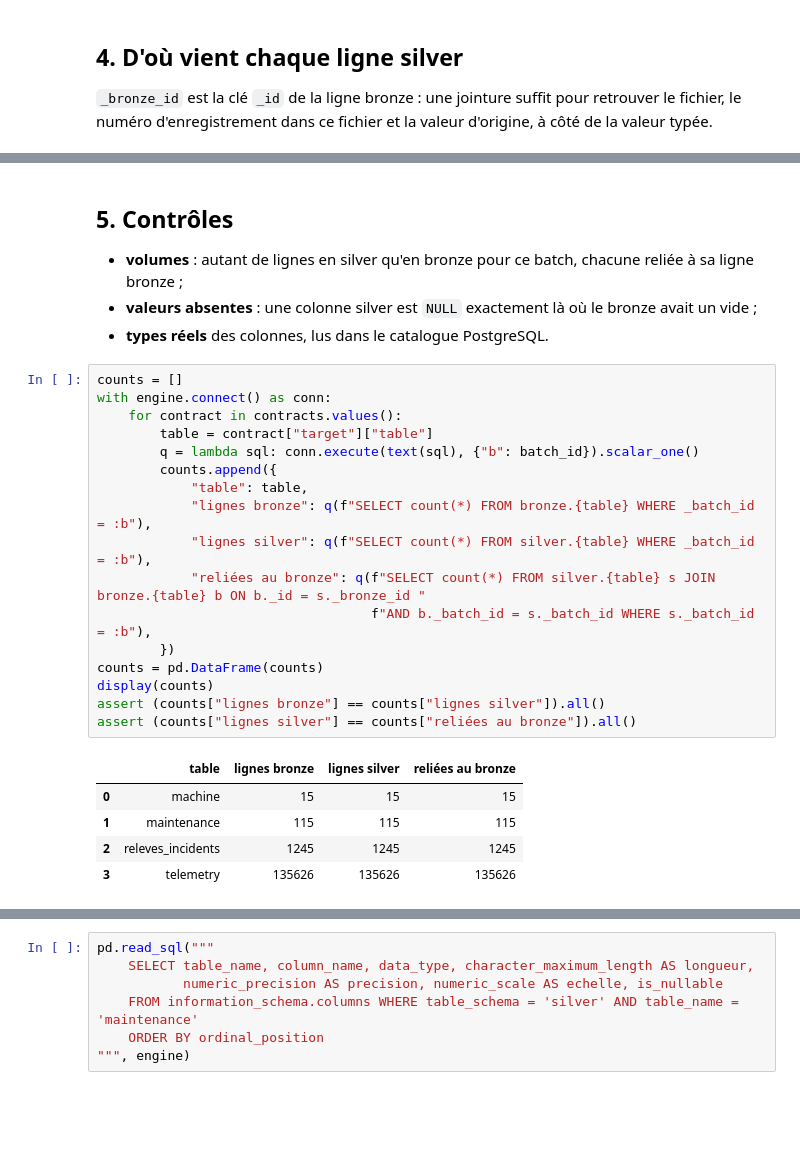
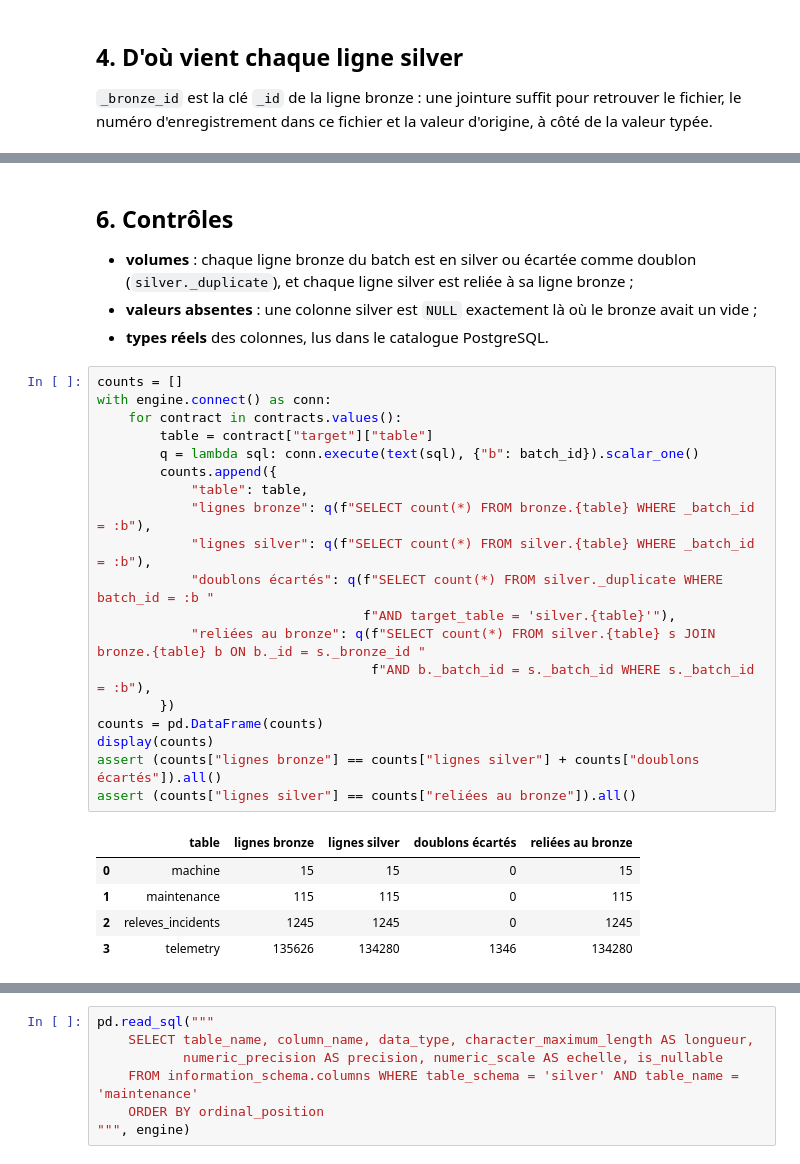
Before and after one commit to Xeliphmede/indusense, a Jupyter notebook: silver.ipynb, the cells around one changed output, grey strips where cells are left out. Saved outputs shown, nothing was run; the diff lists cells and outputs as text; blank space fills up the shorter version.

```diff
--- a/silver.ipynb
+++ b/silver.ipynb
@@ -280,32 +329,35 @@ pd.read_sql(text("""
 # %% [markdown]
-## 5. Contrôles
+## 6. Contrôles
 
-- **volumes** : autant de lignes en silver qu'en bronze pour ce batch, chacune reliée à sa ligne bronze ;
+- **volumes** : chaque ligne bronze du batch est en silver ou écartée comme doublon (`silver._duplicate`), et
+  chaque ligne silver est reliée à sa ligne bronze ;
 - **valeurs absentes** : une colonne silver est `NULL` exactement là où le bronze avait un vide ;
 - **types réels** des colonnes, lus dans le catalogue PostgreSQL.
 # %%
 counts = []
 with engine.connect() as conn:
     for contract in contracts.values():
         table = contract["target"]["table"]
         q = lambda sql: conn.execute(text(sql), {"b": batch_id}).scalar_one()
         counts.append({
             "table": table,
             "lignes bronze": q(f"SELECT count(*) FROM bronze.{table} WHERE _batch_id = :b"),
             "lignes silver": q(f"SELECT count(*) FROM silver.{table} WHERE _batch_id = :b"),
+            "doublons écartés": q(f"SELECT count(*) FROM silver._duplicate WHERE batch_id = :b "
+                                  f"AND target_table = 'silver.{table}'"),
             "reliées au bronze": q(f"SELECT count(*) FROM silver.{table} s JOIN bronze.{table} b ON b._id = s._bronze_id "
                                    f"AND b._batch_id = s._batch_id WHERE s._batch_id = :b"),
         })
 counts = pd.DataFrame(counts)
 display(counts)
-assert (counts["lignes bronze"] == counts["lignes silver"]).all()
+assert (counts["lignes bronze"] == counts["lignes silver"] + counts["doublons écartés"]).all()
 assert (counts["lignes silver"] == counts["reliées au bronze"]).all()
 # %% [output]
-|  | table | lignes bronze | lignes silver | reliées au bronze |
-| 0 | machine | 15 | 15 | 15 |
-| 1 | maintenance | 115 | 115 | 115 |
-| 2 | releves_incidents | 1245 | 1245 | 1245 |
-| 3 | telemetry | 135626 | 135626 | 135626 |
+|  | table | lignes bronze | lignes silver | doublons écartés | reliées au bronze |
+| 0 | machine | 15 | 15 | 0 | 15 |
+| 1 | maintenance | 115 | 115 | 0 | 115 |
+| 2 | releves_incidents | 1245 | 1245 | 0 | 1245 |
+| 3 | telemetry | 135626 | 134280 | 1346 | 134280 |
 # %%
 nulls = []
 with engine.connect() as conn:
```
Also changed, not shown: parts of 21 cells of this notebook, 11 other files.
